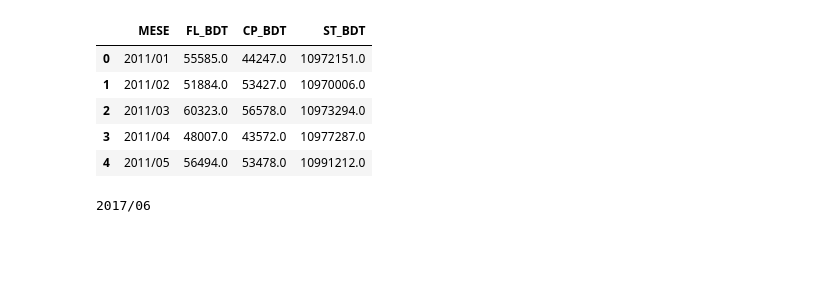
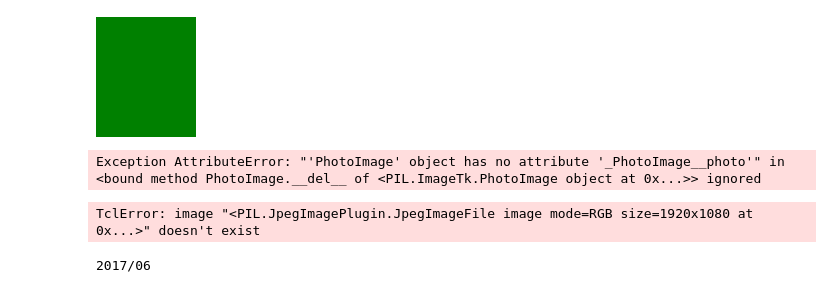
Before and after one commit to giannizatt/NCFApp, a Jupyter notebook: NCFApp.ipynb, the cells around one changed output. Saved outputs shown, nothing was run; the diff lists cells and outputs as text; code cells hidden in the pictures; blank space fills up the shorter version.

```diff
--- a/NCFApp.ipynb
+++ b/NCFApp.ipynb
@@ -34,5 +34,19 @@ def SimplePlot(SeriePandas=None,LabelofSerie=None):
     plt.plot(SeriePandas,label=LabelofSerie)
     plt.legend()
     return plt.figure()
+# %%
+imA = PIL.Image.new(mode='RGB',size=(100,120),color='green')
+imA
+# %% [output]
+[figure, added]
+# %%
+imglogo = PIL.Image.open('Logo.jpg')
+imB = imglogo
+#imB = PIL.ImageTk.PhotoImage(imglogo)
+label = tk.Label(image=imB)
+label.grid()
+# %% [output]
+Exception AttributeError: "'PhotoImage' object has no attribute '_PhotoImage__photo'" in <bound method PhotoImage.__del__ of <PIL.ImageTk.PhotoImage object at 0x...>> ignored
+TclError: image "<PIL.JpegImagePlugin.JpegImageFile image mode=RGB size=1920x1080 at 0x...>" doesn't exist
 # %%
 # Frame principale
@@ -54,15 +78,6 @@ class Application(tk.Frame):
 app = Application()
 app.master.title('New Customers Forecast Application - rel. 1.0 - (C) Gianni Zattoni')
 app.mainloop()
-# %%
-df_totbdt.head()
-# %% [output]
-|  | MESE | FL_BDT | CP_BDT | ST_BDT |
-| 0 | 2011/01 | 55585.0 | 44247.0 | 10972151.0 |
-| 1 | 2011/02 | 51884.0 | 53427.0 | 10970006.0 |
-| 2 | 2011/03 | 60323.0 | 56578.0 | 10973294.0 |
-| 3 | 2011/04 | 48007.0 | 43572.0 | 10977287.0 |
-| 4 | 2011/05 | 56494.0 | 53478.0 | 10991212.0 |
 # %%
 print Lastcons()
 # %% [output]
```
Also changed, not shown: parts of 3 cells of this notebook, 1 other file.
